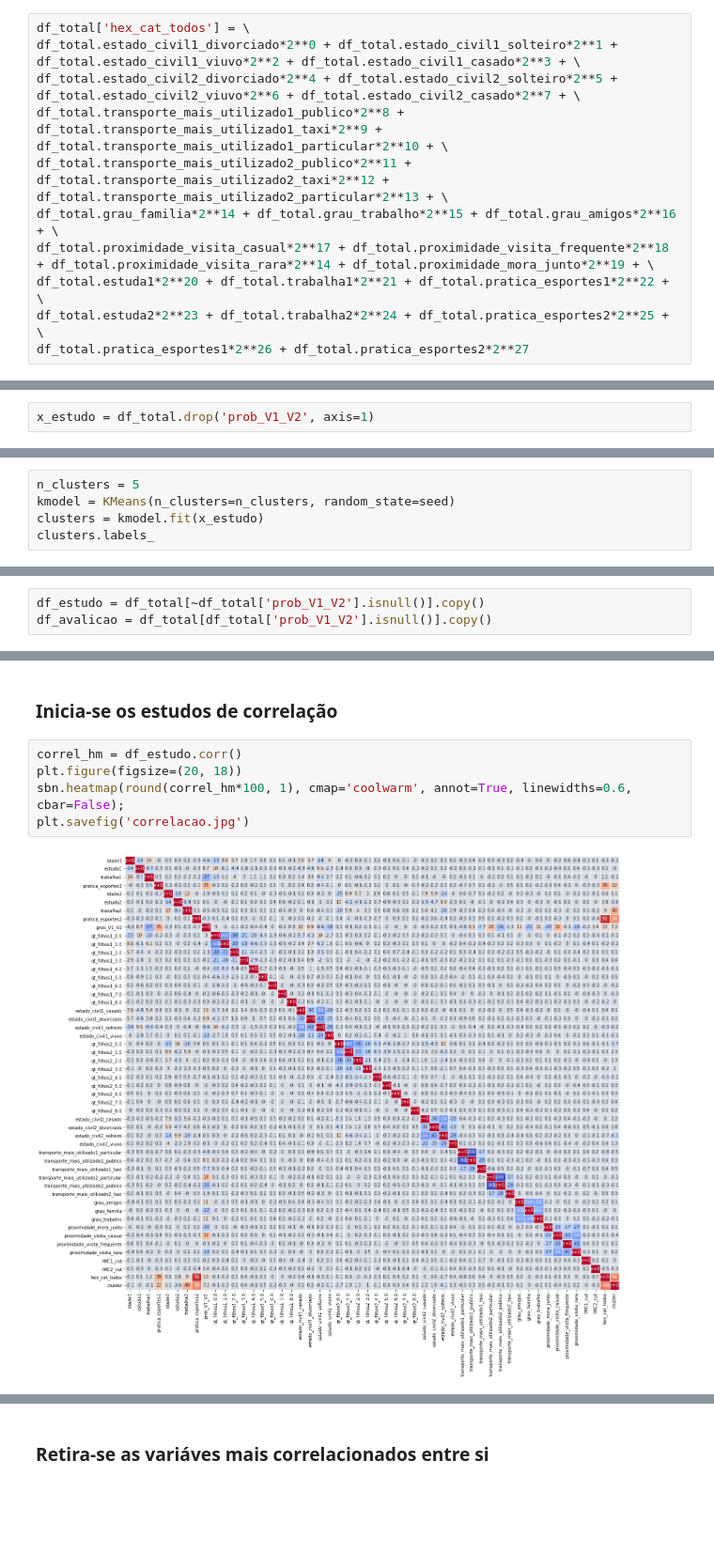
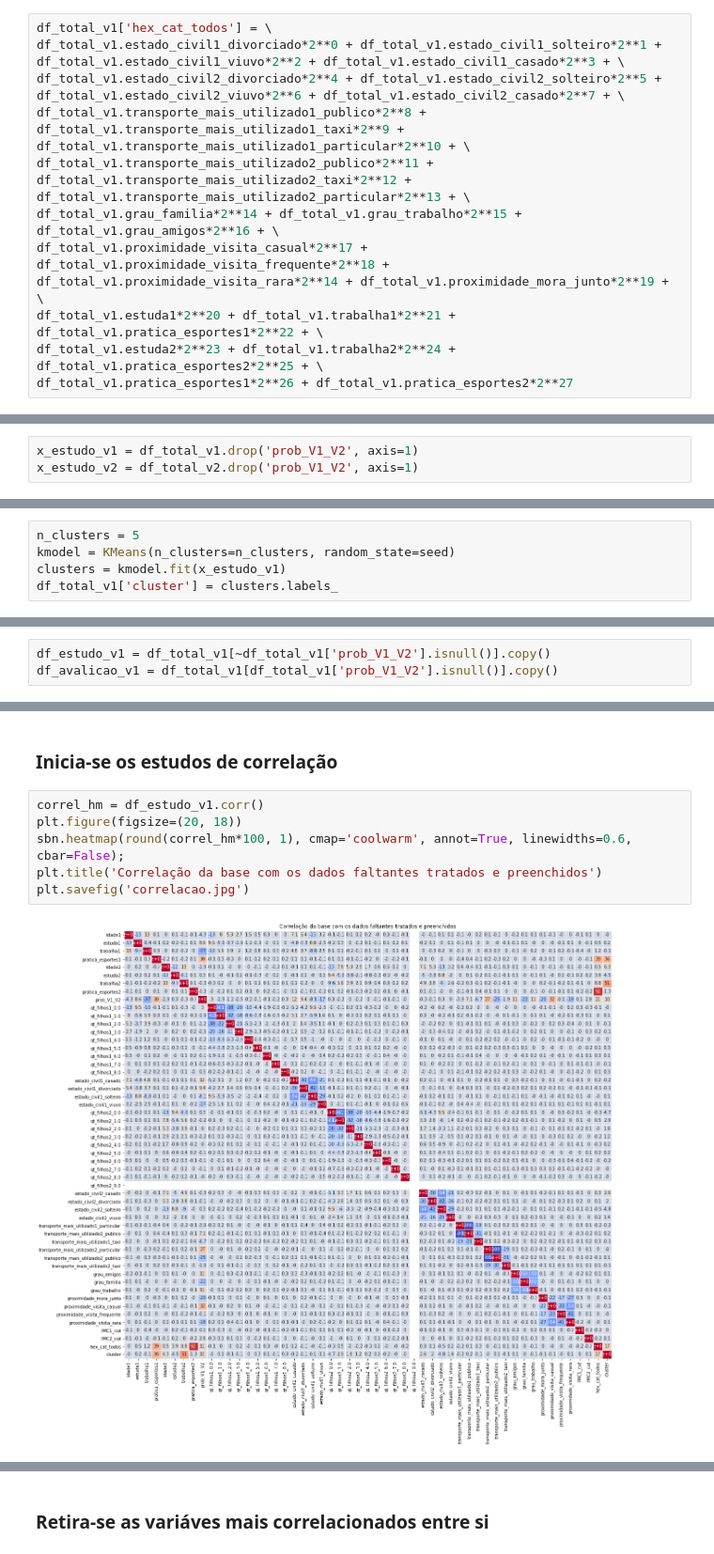
Before and after one commit to cassianojp/desafio_neoway, a Jupyter notebook: desafio_neoway_model.ipynb, the cells around one changed output, grey strips where cells are left out. Shown at 94% size. Drawn from its saved outputs; the diff is of its cells as text; blank space fills up the shorter version.

```diff
--- a/desafio_neoway_model.ipynb
+++ b/desafio_neoway_model.ipynb
@@ -127,13 +171,13 @@ Index(['idade1', 'estuda1', 'trabalha1', 'pratica_esportes1', 'idade2',
 # %% [markdown]
 ### Criando variáveis para pegar as não linearidades
 # %%
-df_total['hex_cat_todos'] = \
-df_total.estado_civil1_divorciado*2**0 + df_total.estado_civil1_solteiro*2**1 + df_total.estado_civil1_viuvo*2**2 + df_total.estado_civil1_casado*2**3 + \
-df_total.estado_civil2_divorciado*2**4 + df_total.estado_civil2_solteiro*2**5 + df_total.estado_civil2_viuvo*2**6 + df_total.estado_civil2_casado*2**7 + \
-df_total.transporte_mais_utilizado1_publico*2**8 + df_total.transporte_mais_utilizado1_taxi*2**9 + df_total.transporte_mais_utilizado1_particular*2**10 + \
-df_total.transporte_mais_utilizado2_publico*2**11 + df_total.transporte_mais_utilizado2_taxi*2**12 + df_total.transporte_mais_utilizado2_particular*2**13 + \
-df_total.grau_familia*2**14 + df_total.grau_trabalho*2**15 + df_total.grau_amigos*2**16 + \
-df_total.proximidade_visita_casual*2**17 + df_total.proximidade_visita_frequente*2**18 + df_total.proximidade_visita_rara*2**14 + df_total.proximidade_mora_junto*2**19 + \
-df_total.estuda1*2**20 + df_total.trabalha1*2**21 + df_total.pratica_esportes1*2**22 + \
-df_total.estuda2*2**23 + df_total.trabalha2*2**24 + df_total.pratica_esportes2*2**25 + \
-df_total.pratica_esportes1*2**26 + df_total.pratica_esportes2*2**27
+df_total_v1['hex_cat_todos'] = \
+df_total_v1.estado_civil1_divorciado*2**0 + df_total_v1.estado_civil1_solteiro*2**1 + df_total_v1.estado_civil1_viuvo*2**2 + df_total_v1.estado_civil1_casado*2**3 + \
+df_total_v1.estado_civil2_divorciado*2**4 + df_total_v1.estado_civil2_solteiro*2**5 + df_total_v1.estado_civil2_viuvo*2**6 + df_total_v1.estado_civil2_casado*2**7 + \
+df_total_v1.transporte_mais_utilizado1_publico*2**8 + df_total_v1.transporte_mais_utilizado1_taxi*2**9 + df_total_v1.transporte_mais_utilizado1_particular*2**10 + \
+df_total_v1.transporte_mais_utilizado2_publico*2**11 + df_total_v1.transporte_mais_utilizado2_taxi*2**12 + df_total_v1.transporte_mais_utilizado2_particular*2**13 + \
+df_total_v1.grau_familia*2**14 + df_total_v1.grau_trabalho*2**15 + df_total_v1.grau_amigos*2**16 + \
+df_total_v1.proximidade_visita_casual*2**17 + df_total_v1.proximidade_visita_frequente*2**18 + df_total_v1.proximidade_visita_rara*2**14 + df_total_v1.proximidade_mora_junto*2**19 + \
+df_total_v1.estuda1*2**20 + df_total_v1.trabalha1*2**21 + df_total_v1.pratica_esportes1*2**22 + \
+df_total_v1.estuda2*2**23 + df_total_v1.trabalha2*2**24 + df_total_v1.pratica_esportes2*2**25 + \
+df_total_v1.pratica_esportes1*2**26 + df_total_v1.pratica_esportes2*2**27
@@ -156,7 +195,8 @@ df_total
 # %% [markdown]
 ### Criando uma variável de agrupamento com os dados
 # %%
-x_estudo = df_total.drop('prob_V1_V2', axis=1)
+x_estudo_v1 = df_total_v1.drop('prob_V1_V2', axis=1)
+x_estudo_v2 = df_total_v2.drop('prob_V1_V2', axis=1)
 # %%
 min_clusters = 3
 max_clusters = 12
@@ -179,5 +219,5 @@ Text(0, 0.5, 'Soma da distância quadrada')
 # %%
 n_clusters = 5
 kmodel = KMeans(n_clusters=n_clusters, random_state=seed)
-clusters = kmodel.fit(x_estudo)
-clusters.labels_
+clusters = kmodel.fit(x_estudo_v1)
+df_total_v1['cluster'] = clusters.labels_
@@ -205,5 +231,5 @@ df_total
 # %% [markdown]
 ## Separa a base em 'com Alvo' e 'sem Alvo'
 # %%
-df_estudo = df_total[~df_total['prob_V1_V2'].isnull()].copy()
-df_avalicao = df_total[df_total['prob_V1_V2'].isnull()].copy()
+df_estudo_v1 = df_total_v1[~df_total_v1['prob_V1_V2'].isnull()].copy()
+df_avalicao_v1 = df_total_v1[df_total_v1['prob_V1_V2'].isnull()].copy()
@@ -210,9 +239,10 @@ df_avalicao = df_total[df_total['prob_V1_V2'].isnull()].copy()
 # %% [markdown]
 ### Inicia-se os estudos de correlação
 # %%
-correl_hm = df_estudo.corr()
+correl_hm = df_estudo_v1.corr()
 plt.figure(figsize=(20, 18))
 sbn.heatmap(round(correl_hm*100, 1), cmap='coolwarm', annot=True, linewidths=0.6, cbar=False);
+plt.title('Correlação da base com os dados faltantes tratados e preenchidos')
 plt.savefig('correlacao.jpg')
 # %% [output]
-[figure, old version]
+[figure, new version]
```
Also changed, not shown: parts of 59 cells of this notebook, 4 other files.
